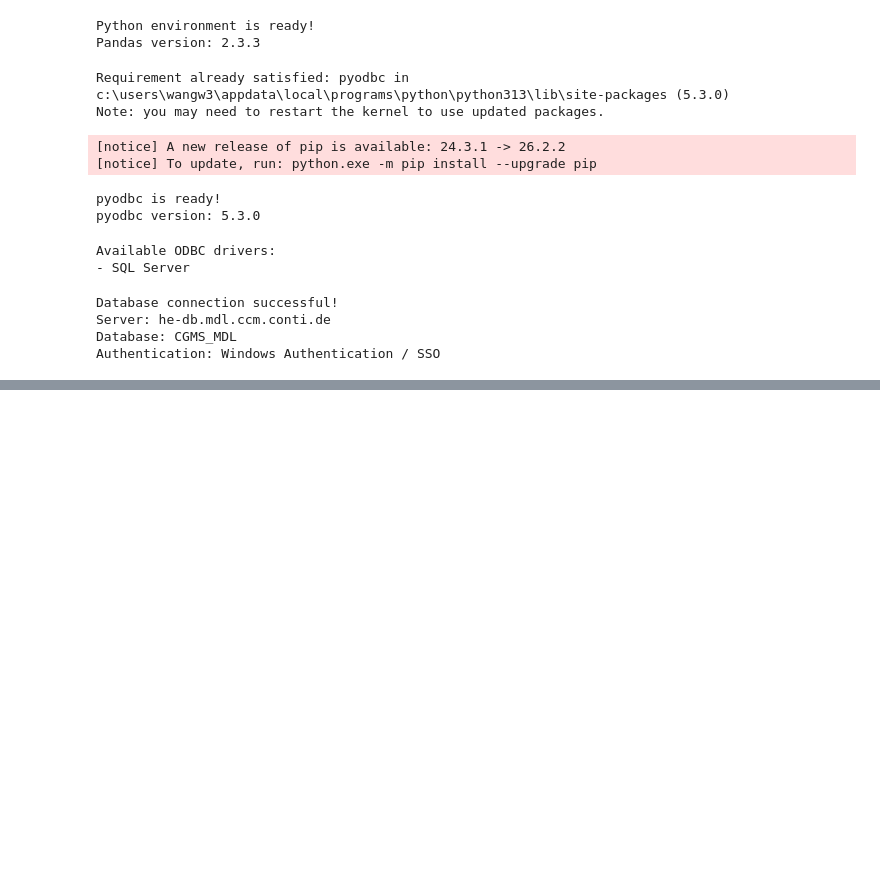
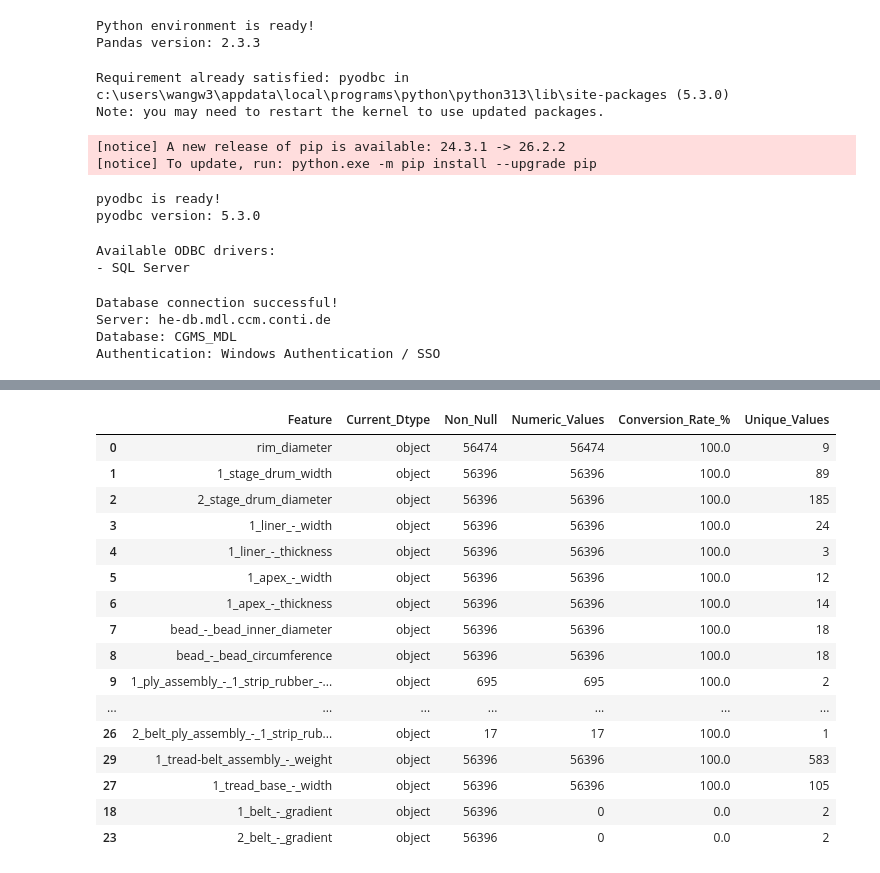
Before and after one commit to mayuxiang666-eng/IE-gap-correlations-study-, a Jupyter notebook: TB capacity analysis.ipynb, the cells around one changed output, grey strips where cells are left out. Cells and saved outputs as stored; diff of their text form; code cells hidden in the pictures; blank space fills up the shorter version.

```diff
--- a/TB capacity analysis.ipynb
+++ b/TB capacity analysis.ipynb
@@ -582,0 +2674,91 @@ Percentage of dataset: 1.0 %
+# %%
+# ============================================================
+# Step 25 - Detect Numeric-like Structure Features
+# Purpose:
+# 1. Check categorical tire structure/spec fields
+# 2. Identify columns that are actually numeric values
+# 3. Do NOT modify df_model_gap yet
+# ============================================================
+
+import pandas as pd
+
+# Keywords that usually represent numerical physical properties
+numeric_spec_keywords = [
+    "width",
+    "diameter",
+    "thickness",
+    "weight",
+    "angle",
+    "circumference",
+    "gradient"
+]
+
+# Find candidate columns
+numeric_spec_candidates = [
+    col for col in categorical_feature_cols
+    if any(
+        keyword in col.lower()
+        for keyword in numeric_spec_keywords
+    )
+]
+
+conversion_check = []
+
+for col in numeric_spec_candidates:
+
+    original = df_model_gap[col]
+
+    # Try numeric conversion
+    converted = pd.to_numeric(
+        original,
+        errors="coerce"
+    )
+
+    non_null_original = original.notna().sum()
+    non_null_numeric = converted.notna().sum()
+
+    if non_null_original > 0:
+        conversion_rate = (
+            non_null_numeric
+            / non_null_original
+            * 100
+        )
+    else:
+        conversion_rate = 0
+
+    conversion_check.append({
+        "Feature": col,
+        "Current_Dtype": str(original.dtype),
+        "Non_Null": non_null_original,
+        "Numeric_Values": non_null_numeric,
+        "Conversion_Rate_%": round(conversion_rate, 2),
+        "Unique_Values": original.nunique()
+    })
+
+numeric_conversion_review = (
+    pd.DataFrame(conversion_check)
+    .sort_values(
+        "Conversion_Rate_%",
+        ascending=False
+    )
+)
+
+display(numeric_conversion_review)
+# %% [output]
+|  | Feature | Current_Dtype | Non_Null | Numeric_Values | Conversion_Rate_% | Unique_Values |
+| 0 | rim_diameter | object | 56474 | 56474 | 100.0 | 9 |
+| 1 | 1_stage_drum_width | object | 56396 | 56396 | 100.0 | 89 |
+| 2 | 2_stage_drum_diameter | object | 56396 | 56396 | 100.0 | 185 |
+| 3 | 1_liner_-_width | object | 56396 | 56396 | 100.0 | 24 |
+| 4 | 1_liner_-_thickness | object | 56396 | 56396 | 100.0 | 3 |
+| 5 | 1_apex_-_width | object | 56396 | 56396 | 100.0 | 12 |
+| 6 | 1_apex_-_thickness | object | 56396 | 56396 | 100.0 | 14 |
+| 7 | bead_-_bead_inner_diameter | object | 56396 | 56396 | 100.0 | 18 |
+| 8 | bead_-_bead_circumference | object | 56396 | 56396 | 100.0 | 18 |
+| 9 | 1_ply_assembly_-_1_strip_rubber_-... | object | 695 | 695 | 100.0 | 2 |
+| ... | ... | ... | ... | ... | ... | ... |
+| 26 | 2_belt_ply_assembly_-_1_strip_rub... | object | 17 | 17 | 100.0 | 1 |
+| 29 | 1_tread-belt_assembly_-_weight | object | 56396 | 56396 | 100.0 | 583 |
+| 27 | 1_tread_base_-_width | object | 56396 | 56396 | 100.0 | 105 |
+| 18 | 1_belt_-_gradient | object | 56396 | 0 | 0.0 | 2 |
+| 23 | 2_belt_-_gradient | object | 56396 | 0 | 0.0 | 2 |
```
Also changed, not shown: parts of 67 cells of this notebook.
